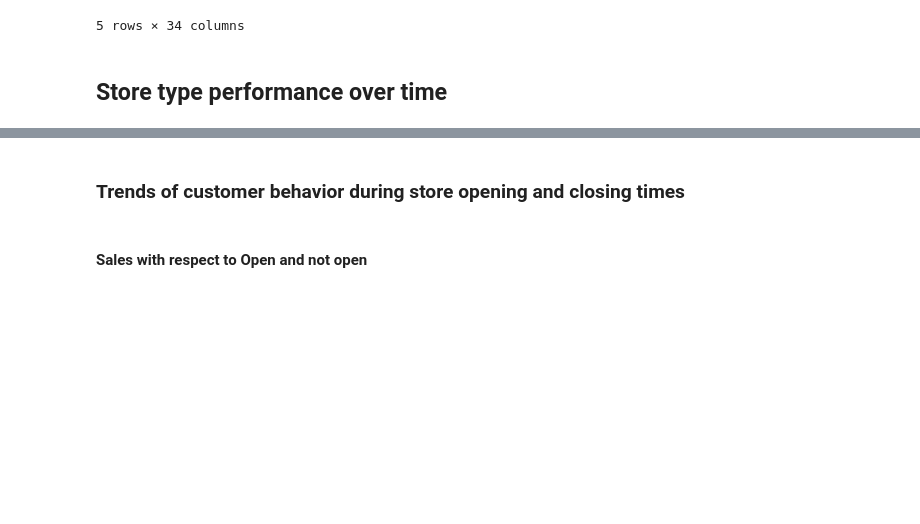
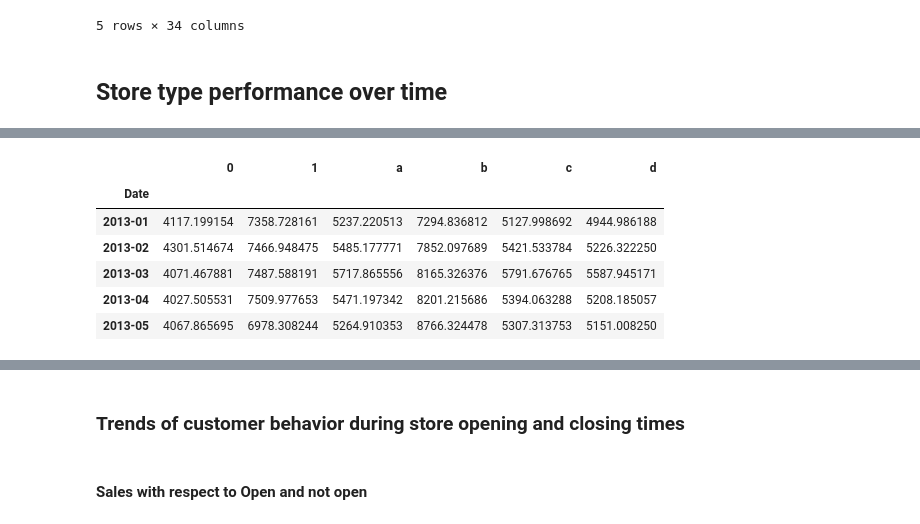
Before and after one commit to hanaDemma/Pharmaceuticals-finance-data-Analysis-week-4, a Jupyter notebook: notebooks/exploratory_analysis.ipynb, the cells around one changed output, grey strips where cells are left out. Saved outputs shown, nothing was run; the diff lists cells and outputs as text; code cells hidden in the pictures; blank space fills up the shorter version.

```diff
--- a/notebooks/exploratory_analysis.ipynb
+++ b/notebooks/exploratory_analysis.ipynb
@@ -699 +699,12 @@ store_type_sales=storeTypePerformanceOverTime(merged_train_data_store)
 [figure]
+# %%
+merged_store_type_prome = pd.merge(monthly_promo_sales, store_type_sales, on='Date', how='inner')
+merged_store_type_prome.head()
+# %% [output]
+|  | 0 | 1 | a | b | c | d |
+| Date |  |  |  |  |  |  |
+| 2013-01 | 4117.199154 | 7358.728161 | 5237.220513 | 7294.836812 | 5127.998692 | 4944.986188 |
+| 2013-02 | 4301.514674 | 7466.948475 | 5485.177771 | 7852.097689 | 5421.533784 | 5226.322250 |
+| 2013-03 | 4071.467881 | 7487.588191 | 5717.865556 | 8165.326376 | 5791.676765 | 5587.945171 |
+| 2013-04 | 4027.505531 | 7509.977653 | 5471.197342 | 8201.215686 | 5394.063288 | 5208.185057 |
+| 2013-05 | 4067.865695 | 6978.308244 | 5264.910353 | 8766.324478 | 5307.313753 | 5151.008250 |
```
Also changed, not shown: parts of 35 cells of this notebook, 2 other files.
